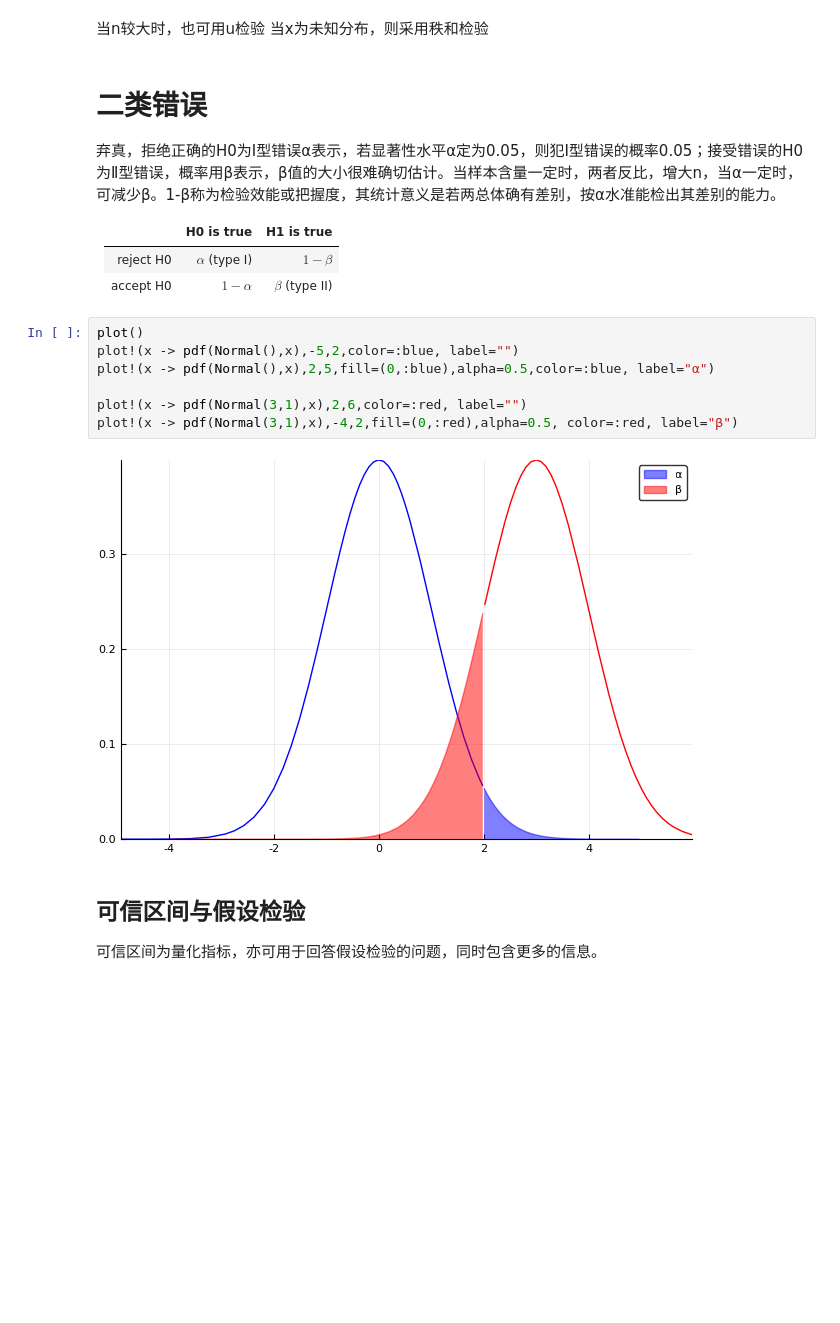
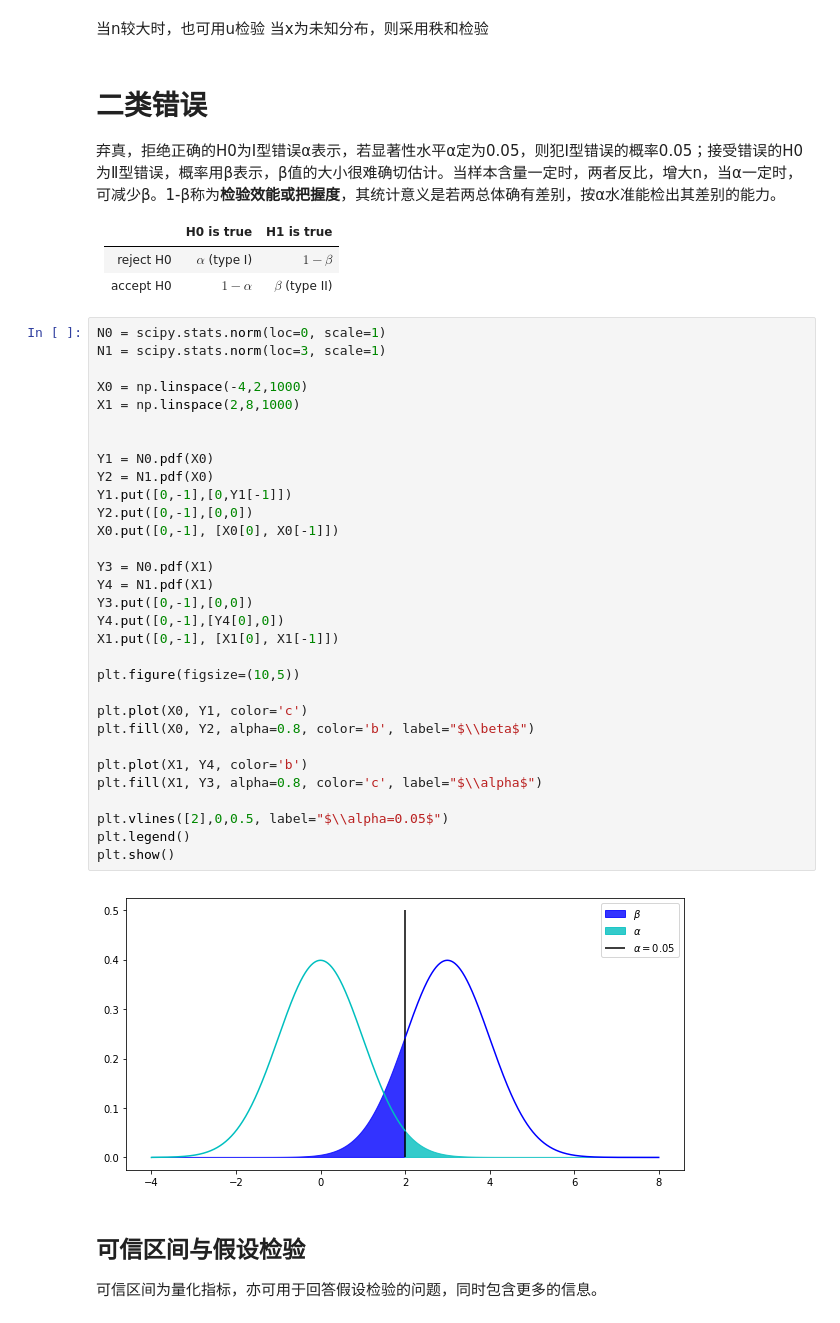
Before and after one commit to ZaneMuir/Medical_Statistics, a Jupyter notebook: notes/6 Hypothesis Test.ipynb, the cells around one changed output. Saved outputs shown, nothing was run; the diff lists cells and outputs as text; blank space fills up the shorter version.

```diff
--- a/notes/6 Hypothesis Test.ipynb
+++ b/notes/6 Hypothesis Test.ipynb
@@ -68,21 +68,45 @@ $$ t = \frac{\bar{x} - \mu_0}{S / \sqrt{n}} $$
 # %% [markdown]
 # 二类错误
 
-弃真，拒绝正确的H0为Ⅰ型错误α表示，若显著性水平α定为0.05，则犯Ⅰ型错误的概率0.05；接受错误的H0为Ⅱ型错误，概率用β表示，β值的大小很难确切估计。当样本含量一定时，两者反比，增大n，当α一定时，可减少β。1-β称为检验效能或把握度，其统计意义是若两总体确有差别，按α水准能检出其差别的能力。
+弃真，拒绝正确的H0为Ⅰ型错误α表示，若显著性水平α定为0.05，则犯Ⅰ型错误的概率0.05；接受错误的H0为Ⅱ型错误，概率用β表示，β值的大小很难确切估计。当样本含量一定时，两者反比，增大n，当α一定时，可减少β。1-β称为**检验效能或把握度**，其统计意义是若两总体确有差别，按α水准能检出其差别的能力。
 
 || H0 is true | H1 is true|
 |-|------------|-----------|
 |reject H0|$\alpha$ (type I) | $1-\beta$ |
 |accept H0|$1 - \alpha$|$\beta$ (type II)|
-# %%
-plot()
-plot!(x -> pdf(Normal(),x),-5,2,color=:blue, label="")
-plot!(x -> pdf(Normal(),x),2,5,fill=(0,:blue),alpha=0.5,color=:blue, label="α")
-
-plot!(x -> pdf(Normal(3,1),x),2,6,color=:red, label="")
-plot!(x -> pdf(Normal(3,1),x),-4,2,fill=(0,:red),alpha=0.5, color=:red, label="β")
-# %% [output]
-[figure, removed]
+# %%
+N0 = scipy.stats.norm(loc=0, scale=1)
+N1 = scipy.stats.norm(loc=3, scale=1)
+
+X0 = np.linspace(-4,2,1000)
+X1 = np.linspace(2,8,1000)
+
+
+Y1 = N0.pdf(X0)
+Y2 = N1.pdf(X0)
+Y1.put([0,-1],[0,Y1[-1]])
+Y2.put([0,-1],[0,0])
+X0.put([0,-1], [X0[0], X0[-1]])
+
+Y3 = N0.pdf(X1)
+Y4 = N1.pdf(X1)
+Y3.put([0,-1],[0,0])
+Y4.put([0,-1],[Y4[0],0])
+X1.put([0,-1], [X1[0], X1[-1]])
+
+plt.figure(figsize=(10,5))
+
+plt.plot(X0, Y1, color='c')
+plt.fill(X0, Y2, alpha=0.8, color='b', label="$\\beta$")
+
+plt.plot(X1, Y4, color='b')
+plt.fill(X1, Y3, alpha=0.8, color='c', label="$\\alpha$")
+
+plt.vlines([2],0,0.5, label="$\\alpha=0.05$")
+plt.legend()
+plt.show()
+# %% [output]
+[figure, added]
 # %% [markdown]
 ## 可信区间与假设检验
 
```
Also changed, not shown: parts of 3 cells of this notebook, 4 other files.
